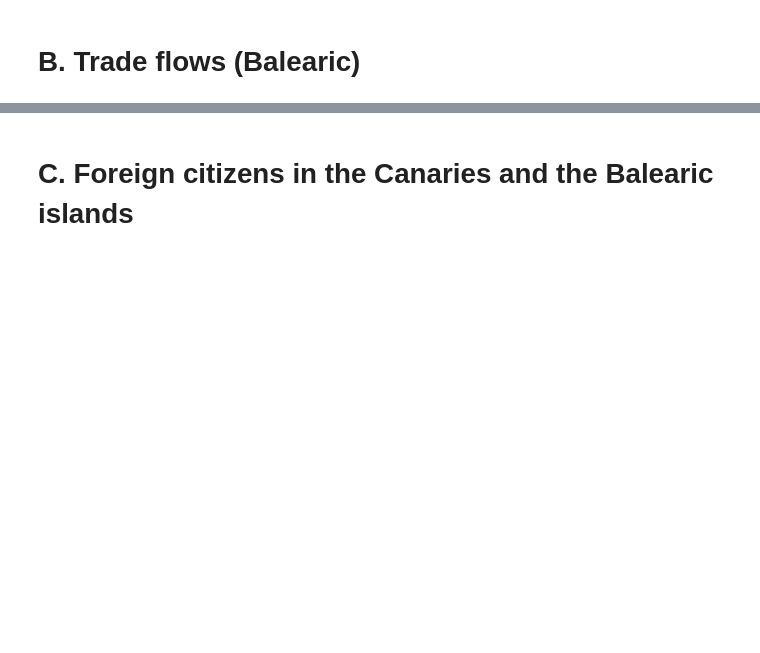
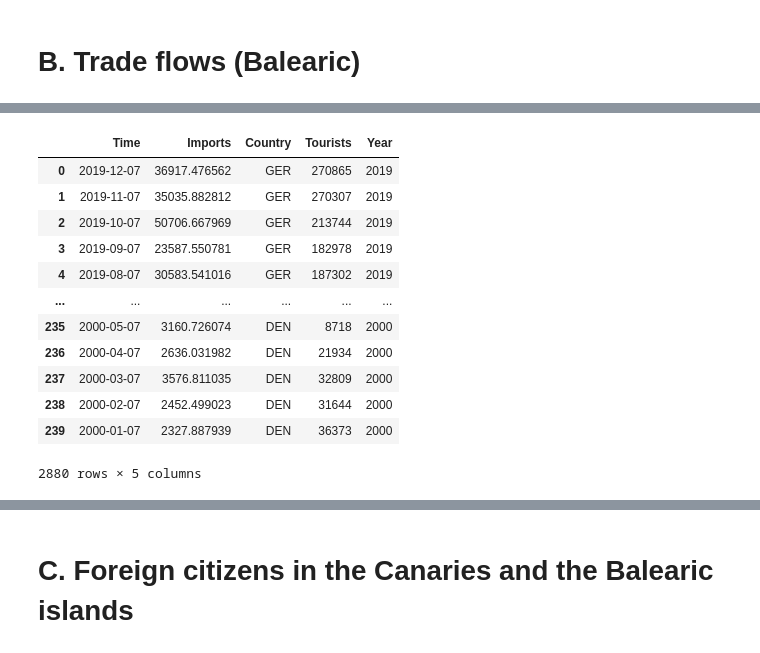
Before and after one commit to DiSanchz/ETL-Project, a Jupyter notebook: Cleaning.ipynb, the cells around one changed output, grey strips where cells are left out. Cells and saved outputs as stored; diff of their text form; code cells hidden in the pictures; blank space fills up the shorter version.

```diff
--- a/Cleaning.ipynb
+++ b/Cleaning.ipynb
@@ -393,0 +405,29 @@ display(df_X)
+# %%
+df_X = pd.read_excel('data/support_tourist_folder/ALEMANIA.xlsx')
+for c in countries_noger:
+    df_Y = pd.read_excel(f'data/support_tourist_folder/{c}.xlsx')
+    df_X = pd.concat([df_X, df_Y])
+
+df_X.rename(columns={"Unnamed: 0":"Delete"}, inplace=True)
+df_X.drop(labels='Delete', inplace=True, axis=1)
+df_X.rename(columns={"index":"Delete"}, inplace=True)
+df_X.drop(labels='Delete', inplace=True, axis=1)
+df_X['Year'] = df_X['Time'].dt.year
+df_X['Imports'] = df_X['Imports'].apply(punct_num)
+df_X["Imports"] = pd.to_numeric(df_X["Imports"], downcast="float")
+
+display(df_X)
+# %% [output]
+|  | Time | Imports | Country | Tourists | Year |
+| 0 | 2019-12-07 | 36917.476562 | GER | 270865 | 2019 |
+| 1 | 2019-11-07 | 35035.882812 | GER | 270307 | 2019 |
+| 2 | 2019-10-07 | 50706.667969 | GER | 213744 | 2019 |
+| 3 | 2019-09-07 | 23587.550781 | GER | 182978 | 2019 |
+| 4 | 2019-08-07 | 30583.541016 | GER | 187302 | 2019 |
+| ... | ... | ... | ... | ... | ... |
+| 235 | 2000-05-07 | 3160.726074 | DEN | 8718 | 2000 |
+| 236 | 2000-04-07 | 2636.031982 | DEN | 21934 | 2000 |
+| 237 | 2000-03-07 | 3576.811035 | DEN | 32809 | 2000 |
+| 238 | 2000-02-07 | 2452.499023 | DEN | 31644 | 2000 |
+| 239 | 2000-01-07 | 2327.887939 | DEN | 36373 | 2000 |
+2880 rows × 5 columns
```
Also changed, not shown: parts of 21 cells of this notebook, 22 other files.
